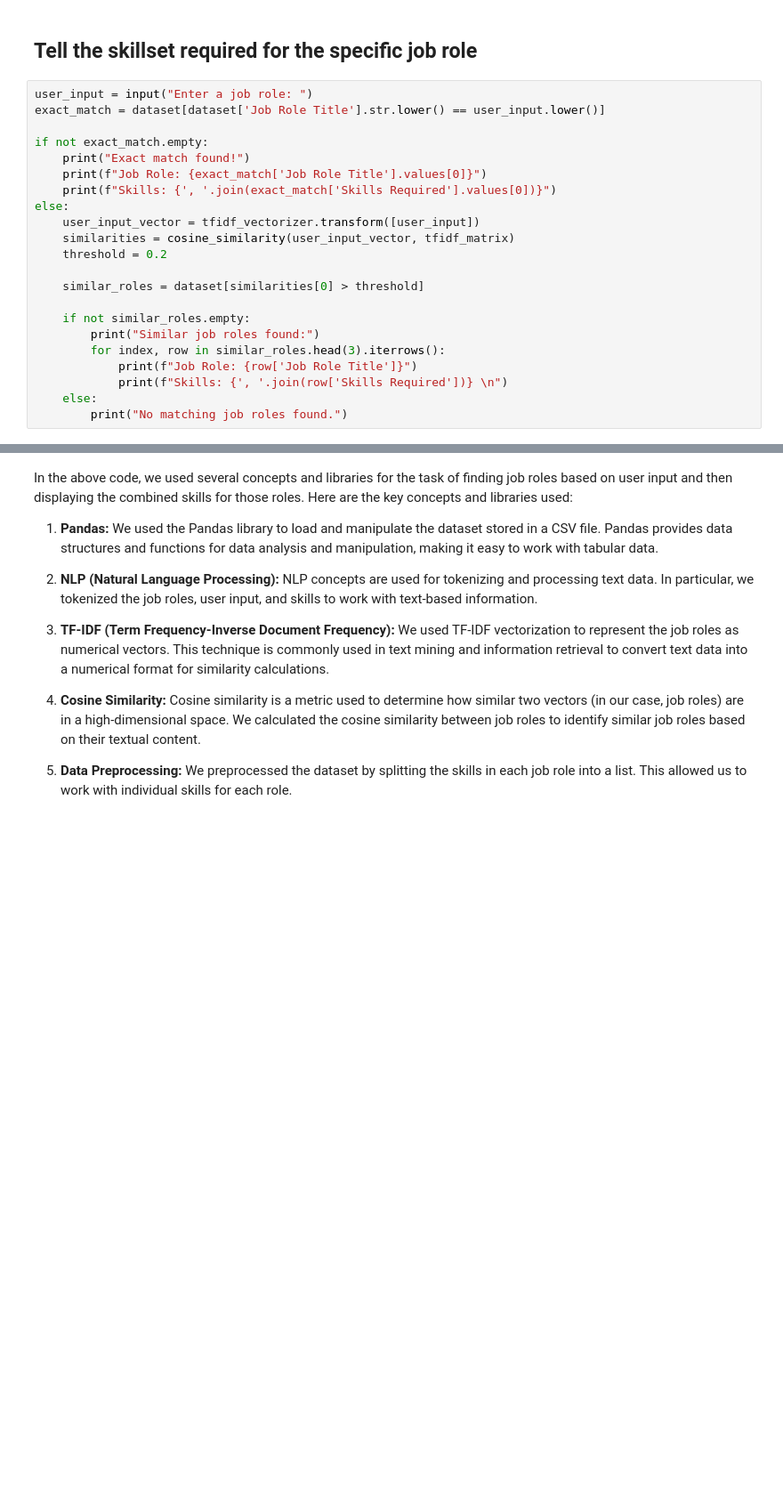
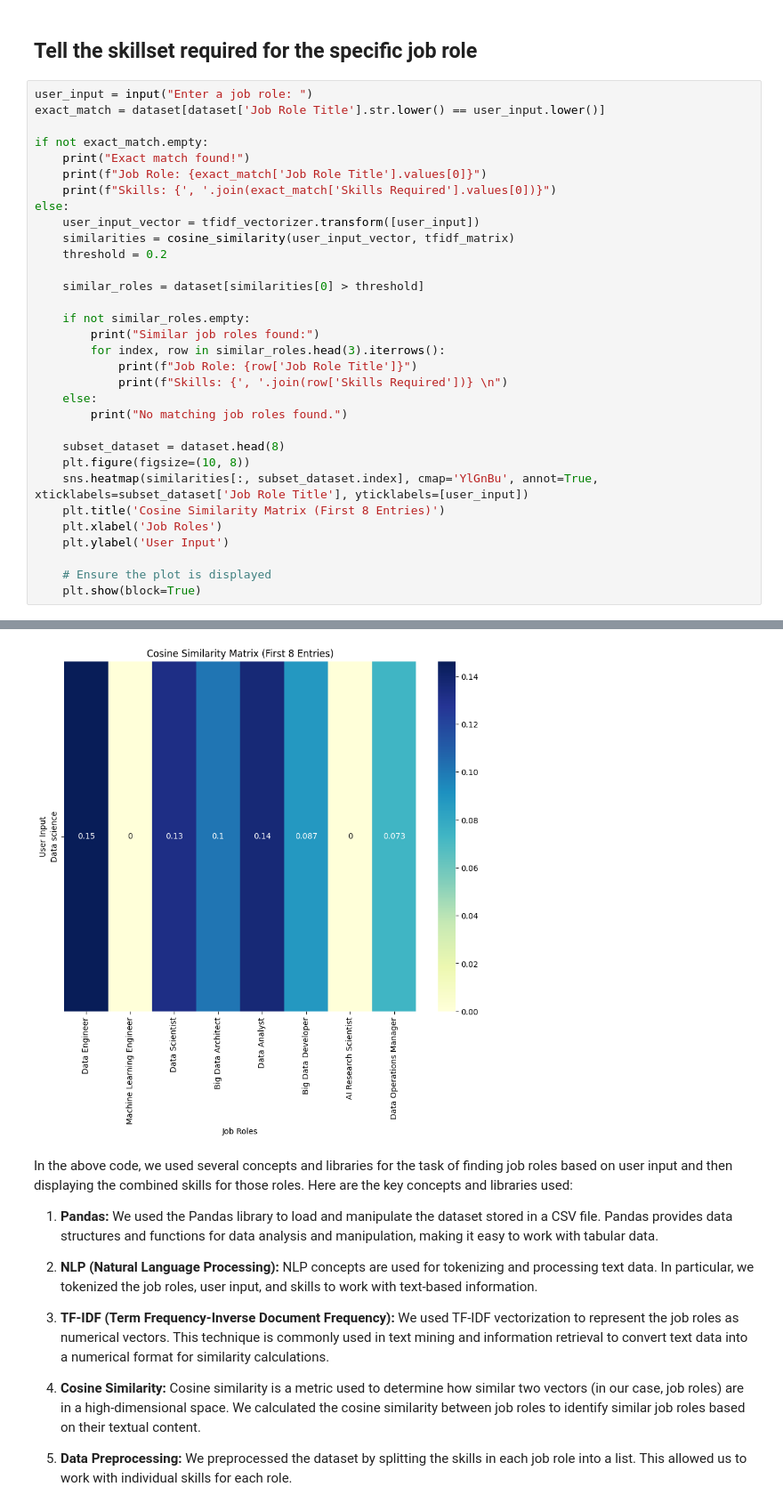
Before and after one commit to v4rsh1th/levels-hire, a Jupyter notebook: src/models/recommend_skills.ipynb, the cells around one changed output, grey strips where cells are left out. Shown: that part at 89% size. Cells and saved outputs as stored; diff of their text form; blank space fills up the shorter version.

```diff
--- a/src/models/recommend_skills.ipynb
+++ b/src/models/recommend_skills.ipynb
@@ -35,5 +37,15 @@ else:
             print(f"Skills: {', '.join(row['Skills Required'])} \n")
     else:
         print("No matching job roles found.")
+
+    subset_dataset = dataset.head(8)
+    plt.figure(figsize=(10, 8))
+    sns.heatmap(similarities[:, subset_dataset.index], cmap='YlGnBu', annot=True, xticklabels=subset_dataset['Job Role Title'], yticklabels=[user_input])
+    plt.title('Cosine Similarity Matrix (First 8 Entries)')
+    plt.xlabel('Job Roles')
+    plt.ylabel('User Input')
+
+    # Ensure the plot is displayed
+    plt.show(block=True)
 # %% [output]
 Similar job roles found:
@@ -48,3 +60,4 @@ Skills: Machine Learning,  Deep Learning,  Neural Networks,  NLP,  Python,  Tens
+[figure, added]
 # %% [markdown]
 In the above code, we used several concepts and libraries for the task of finding job roles based on user input and then displaying the combined skills for those roles. Here are the key concepts and libraries used:
 
```
Also changed, not shown: parts of 3 cells of this notebook, 7 other files.
